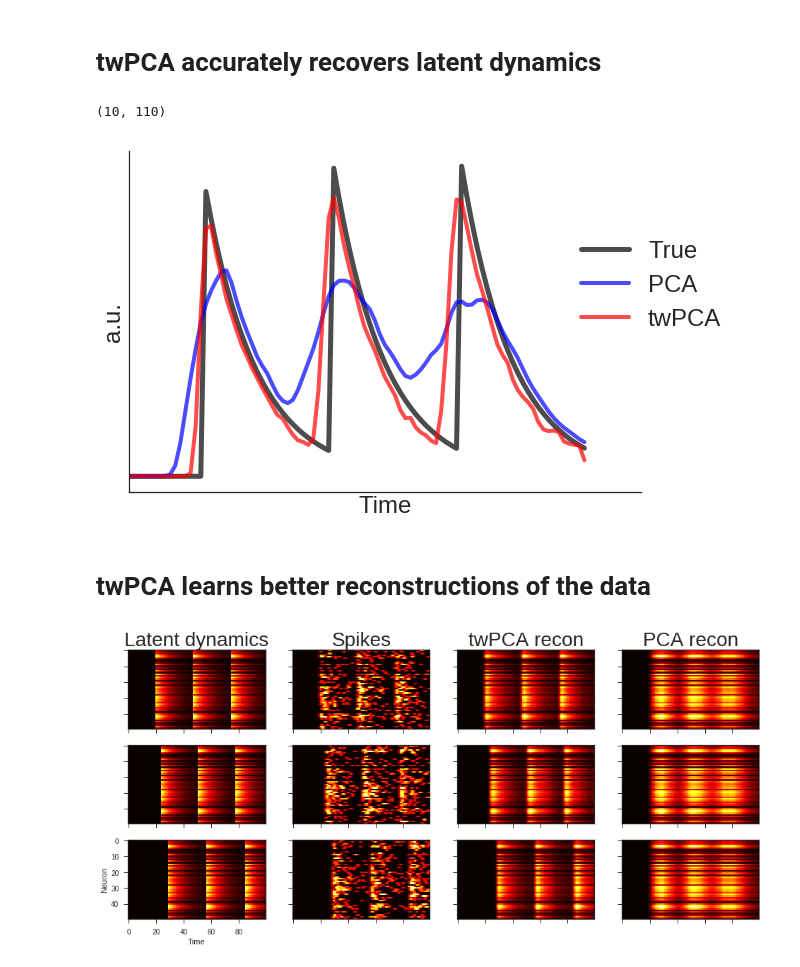
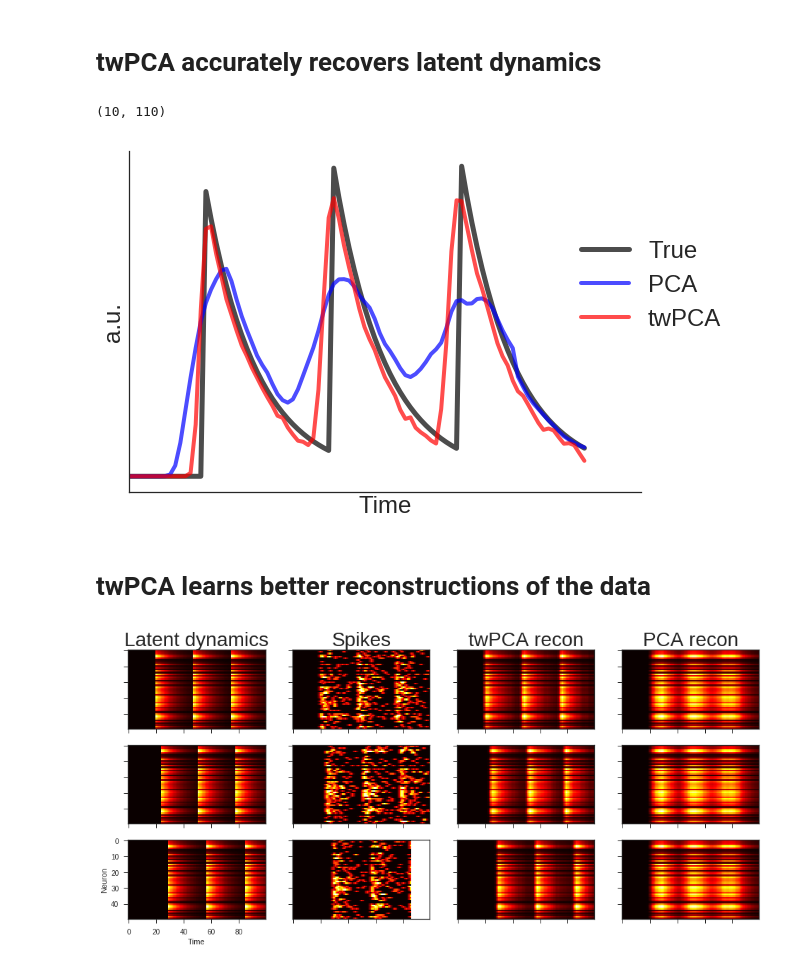
Before and after one commit to ganguli-lab/twpca, a Jupyter notebook: Time-warped PCA demo.ipynb, the cells around one changed output. Saved outputs shown, nothing was run; the diff lists cells and outputs as text; code cells hidden in the pictures.

Commit message:
add support for variable length input data
add support for variable length input data

```diff
--- a/Time-warped PCA demo.ipynb
+++ b/Time-warped PCA demo.ipynb
@@ -59,6 +59,9 @@ rates /= rates.max()#0,1), keepdims=True)
 
 # Sample spike trains
 spikes = np.random.binomial(1, rates).astype(np.float32)
+# %%
+# Mark end of last few trials as missing data to demonstrate that twPCA works with variable-length data
+spikes[80:, 90:] = np.nan
 # %%
 figure(figsize=(10,3))
 subplot(121)
@@ -122,7 +125,7 @@ title('Learned warping functions')
 # %%
 
 # do pca
-u,s,v = np.linalg.svd(np.mean(smoothed_spikes, axis=0), full_matrices=False)
+u,s,v = np.linalg.svd(np.nanmean(smoothed_spikes, axis=0), full_matrices=False)
 pca_trial_recon = s[0]*np.outer(u[:,0], v[0])
 s = np.sign(np.sum(u[:,0]))
 s *= np.linalg.norm(avg_latent)/np.linalg.norm(u[:,0])
@@ -146,34 +149,34 @@ sns.despine()
 xlim(10, 110)
 # %% [output]
 (10, 110)
-[figure, old version]
+[figure, new version]
 # %% [markdown]
 # twPCA learns better reconstructions of the data
 # %%
-u,s,v = np.linalg.svd(np.mean(smoothed_spikes, axis=0), full_matrices=False)
+u,s,v = np.linalg.svd(np.nanmean(smoothed_spikes, axis=0), full_matrices=False)
 
 figure(figsize=(16, 7))
 gs = GridSpec(3, 4)
 
 im_kwargs = dict(cmap='hot', aspect='auto', interpolation='none')
 for i, tidx in enumerate([0, n_trial//2, -1]):
     for j, x in enumerate((rates, smoothed_spikes, X_pred)):
         subplot(gs[i, j])
 
         if i == 0:
             title(['Latent dynamics', 'Spikes', 'twPCA recon'][j], fontsize=28)
         imshow(x[tidx].T, **im_kwargs)
         if not (i == 2 and j == 0):
             gca().set_xticklabels([])
             gca().set_yticklabels([])
         else:
             xlabel('Time')
             ylabel('Neuron')
 
     subplot(gs[i, -1]);
     imshow(pca_trial_recon.T, **im_kwargs)
     gca().set_xticklabels([]); gca().set_yticklabels([]);
     if i == 0:
         title('PCA recon', fontsize=28)
 # %% [output]
-[figure, old version]
+[figure, new version]
```
Also changed, not shown: parts of 1 cell of this notebook, 3 other files.
